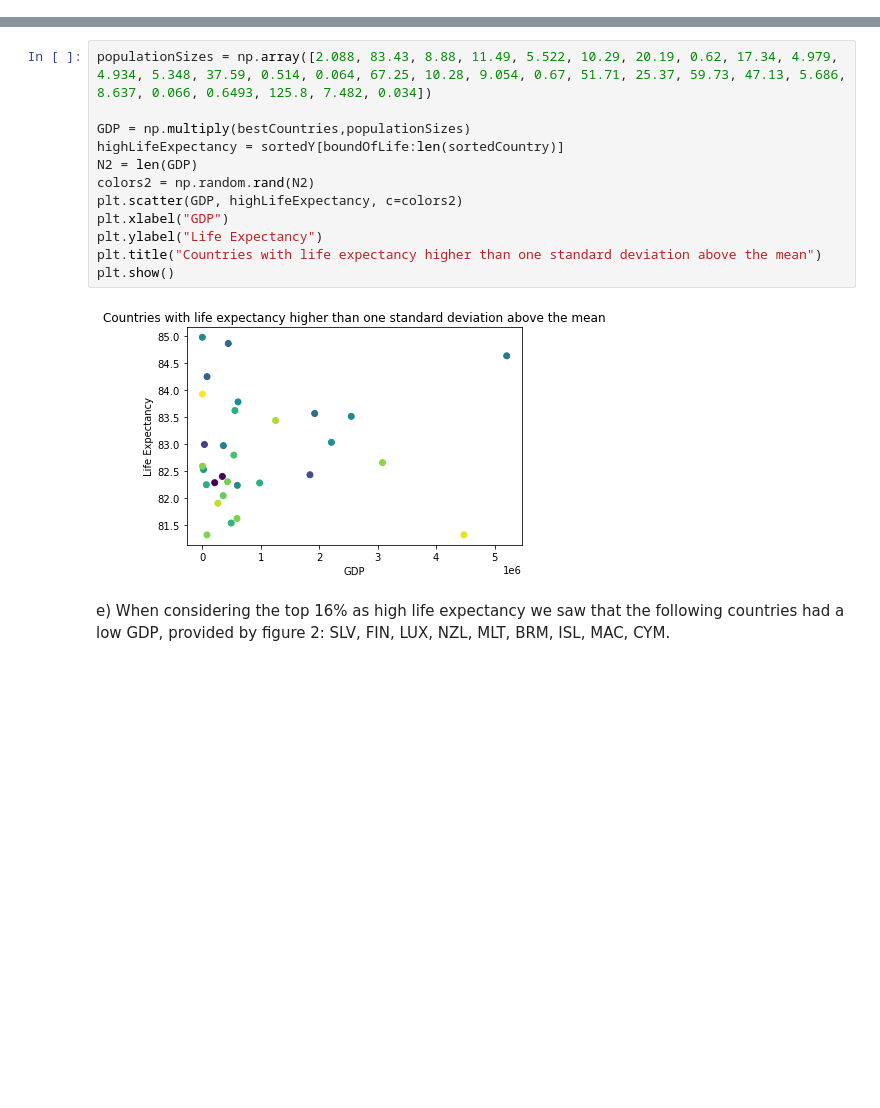
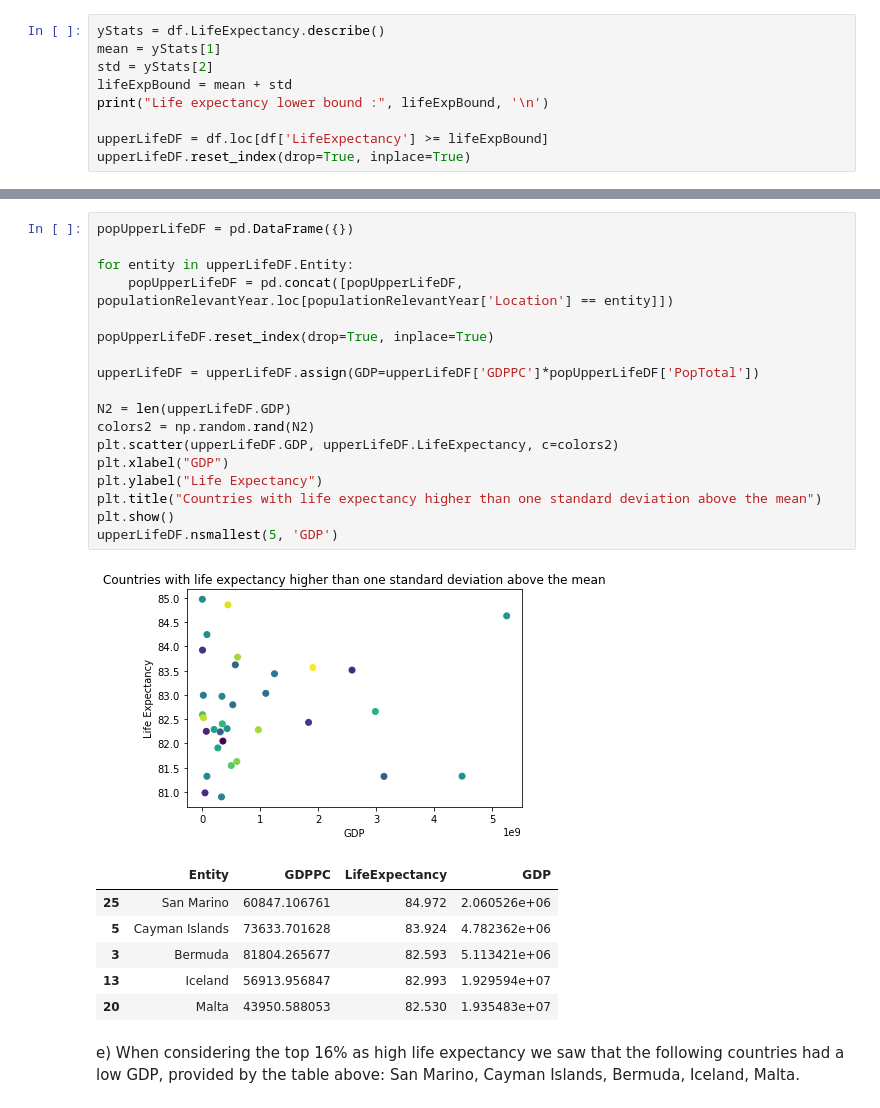
Before and after one commit to carljvh/intro-to-datascience-and-AI, a Jupyter notebook: assignment-1/Problem1.ipynb, the cells around one changed output, grey strips where cells are left out. Cells and saved outputs as stored; diff of their text form; blank space fills up the shorter version.

```diff
--- a/assignment-1/Problem1.ipynb
+++ b/assignment-1/Problem1.ipynb
@@ -90,0 +61,9 @@ print(bestCountries)
+# %%
+yStats = df.LifeExpectancy.describe()
+mean = yStats[1]
+std = yStats[2]
+lifeExpBound = mean + std
+print("Life expectancy lower bound :", lifeExpBound, '\n')
+
+upperLifeDF = df.loc[df['LifeExpectancy'] >= lifeExpBound]
+upperLifeDF.reset_index(drop=True, inplace=True)
@@ -95,17 +76,29 @@ Slovenia, Germany, Austria, Belgium, Finland, Portugal, Greece, Luxembourg, Neth
-# %%
-populationSizes = np.array([2.088, 83.43, 8.88, 11.49, 5.522, 10.29, 20.19, 0.62, 17.34, 4.979, 4.934, 5.348, 37.59, 0.514, 0.064, 67.25, 10.28, 9.054, 0.67, 51.71, 25.37, 59.73, 47.13, 5.686, 8.637, 0.066, 0.6493, 125.8, 7.482, 0.034])
-
-GDP = np.multiply(bestCountries,populationSizes)
-highLifeExpectancy = sortedY[boundOfLife:len(sortedCountry)]
-N2 = len(GDP)
-colors2 = np.random.rand(N2)
-plt.scatter(GDP, highLifeExpectancy, c=colors2)
-plt.xlabel("GDP")
-plt.ylabel("Life Expectancy")
-plt.title("Countries with life expectancy higher than one standard deviation above the mean")
-plt.show()
-# %% [output]
-[figure, removed]
+# %%
+popUpperLifeDF = pd.DataFrame({})
+
+for entity in upperLifeDF.Entity:
+    popUpperLifeDF = pd.concat([popUpperLifeDF, populationRelevantYear.loc[populationRelevantYear['Location'] == entity]])
+
+popUpperLifeDF.reset_index(drop=True, inplace=True)
+
+upperLifeDF = upperLifeDF.assign(GDP=upperLifeDF['GDPPC']*popUpperLifeDF['PopTotal'])
+
+N2 = len(upperLifeDF.GDP)
+colors2 = np.random.rand(N2)
+plt.scatter(upperLifeDF.GDP, upperLifeDF.LifeExpectancy, c=colors2)
+plt.xlabel("GDP")
+plt.ylabel("Life Expectancy")
+plt.title("Countries with life expectancy higher than one standard deviation above the mean")
+plt.show()
+upperLifeDF.nsmallest(5, 'GDP')
+# %% [output]
+[figure, added]
+|  | Entity | GDPPC | LifeExpectancy | GDP |
+| 25 | San Marino | 60847.106761 | 84.972 | 2.060526e+06 |
+| 5 | Cayman Islands | 73633.701628 | 83.924 | 4.782362e+06 |
+| 3 | Bermuda | 81804.265677 | 82.593 | 5.113421e+06 |
+| 13 | Iceland | 56913.956847 | 82.993 | 1.929594e+07 |
+| 20 | Malta | 43950.588053 | 82.530 | 1.935483e+07 |
 # %% [markdown]
-e) When considering the top 16% as high life expectancy we saw that the following countries had a low GDP, provided by figure 2: SLV, FIN, LUX, NZL, MLT, BRM, ISL, MAC, CYM.
+e) When considering the top 16% as high life expectancy we saw that the following countries had a low GDP, provided by the table above: San Marino, Cayman Islands, Bermuda, Iceland, Malta.
 # %%
```
Also changed, not shown: parts of 7 cells of this notebook.
